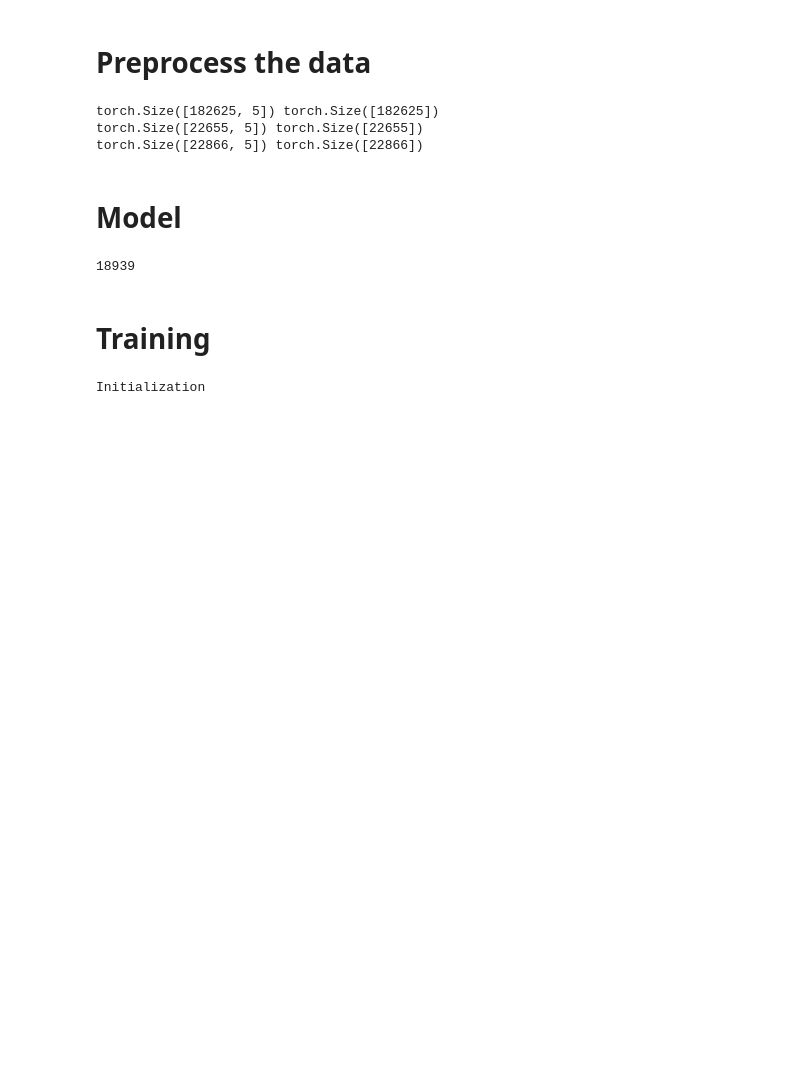
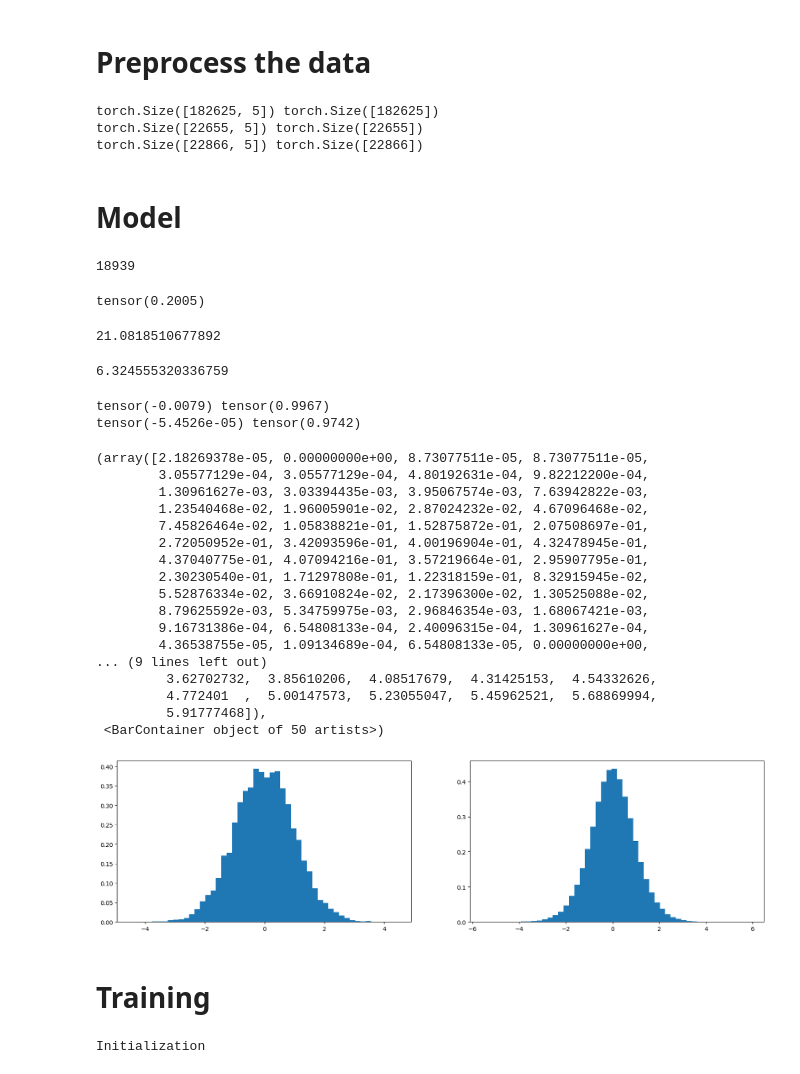
Before and after one commit to allenporter/karpathy-guides, a Jupyter notebook: makemore/makemore_mlp_pytorch2.ipynb, the cells around one changed output. Drawn from its saved outputs; the diff is of its cells as text; code cells hidden in the pictures; blank space fills up the shorter version.

```diff
--- a/makemore/makemore_mlp_pytorch2.ipynb
+++ b/makemore/makemore_mlp_pytorch2.ipynb
@@ -77,6 +80,55 @@ for p in parameters:
 sum(p.nelement() for p in parameters)
 # %% [output]
 18939
+# %%
+(torch.randn(10000) * 0.2).std()
+# %% [output]
+tensor(0.2005)
+# %%
+# tanh
+(5/3) * ((CONTEXT_SZ * EMBED_SZ)**0.5)
+# %% [output]
+21.0818510677892
+# %%
+# relu
+2**-1 * ((CONTEXT_SZ * EMBED_SZ)**0.5)
+# %% [output]
+6.324555320336759
+# %%
+x = torch.randn(1000, 10)  # Gaussian examples
+w = torch.randn(10, 200) / 10**0.5 # Gaussian weights. Divide by sq root of input to keep weights reasonable.
+y = x @ w  # pre-activations. ignoring bias and non-linearity
+
+# You see the gaussian is expanding from the input as y.std is broader than
+# the input.
+print(x.mean(), x.std())
+print(y.mean(), y.std())
+plt.figure(figsize=(20,5))
+plt.subplot(121)
+plt.hist(x.view(-1).tolist(), 50, density=True)
+plt.subplot(122)
+plt.hist(y.view(-1).tolist(), 50, density=True)
+# %% [output]
+tensor(-0.0079) tensor(0.9967)
+tensor(-5.4526e-05) tensor(0.9742)
+(array([2.18269378e-05, 0.00000000e+00, 8.73077511e-05, 8.73077511e-05,
+        3.05577129e-04, 3.05577129e-04, 4.80192631e-04, 9.82212200e-04,
+        1.30961627e-03, 3.03394435e-03, 3.95067574e-03, 7.63942822e-03,
+        1.23540468e-02, 1.96005901e-02, 2.87024232e-02, 4.67096468e-02,
+        7.45826464e-02, 1.05838821e-01, 1.52875872e-01, 2.07508697e-01,
+        2.72050952e-01, 3.42093596e-01, 4.00196904e-01, 4.32478945e-01,
+        4.37040775e-01, 4.07094216e-01, 3.57219664e-01, 2.95907795e-01,
+        2.30230540e-01, 1.71297808e-01, 1.22318159e-01, 8.32915945e-02,
+        5.52876334e-02, 3.66910824e-02, 2.17396300e-02, 1.30525088e-02,
+        8.79625592e-03, 5.34759975e-03, 2.96846354e-03, 1.68067421e-03,
+        9.16731386e-04, 6.54808133e-04, 2.40096315e-04, 1.30961627e-04,
+        4.36538755e-05, 1.09134689e-04, 6.54808133e-05, 0.00000000e+00,
+... (9 lines left out)
+         3.62702732,  3.85610206,  4.08517679,  4.31425153,  4.54332626,
+         4.772401  ,  5.00147573,  5.23055047,  5.45962521,  5.68869994,
+         5.91777468]),
+ <BarContainer object of 50 artists>)
+[figure, added]
 # %% [markdown]
 # Training
 # %%
```
Also changed, not shown: parts of 9 cells of this notebook.
